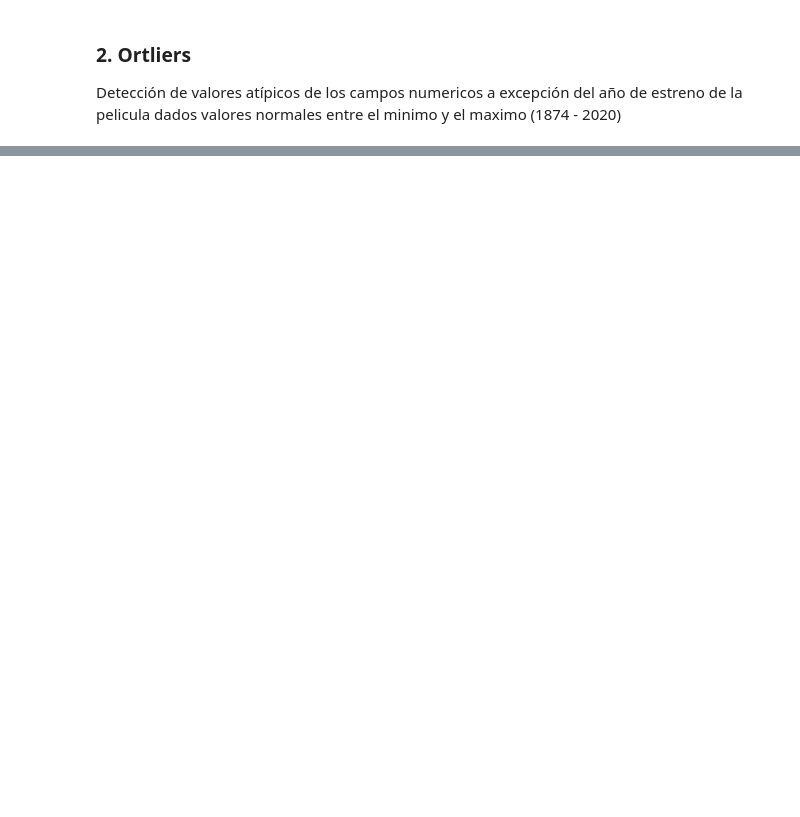
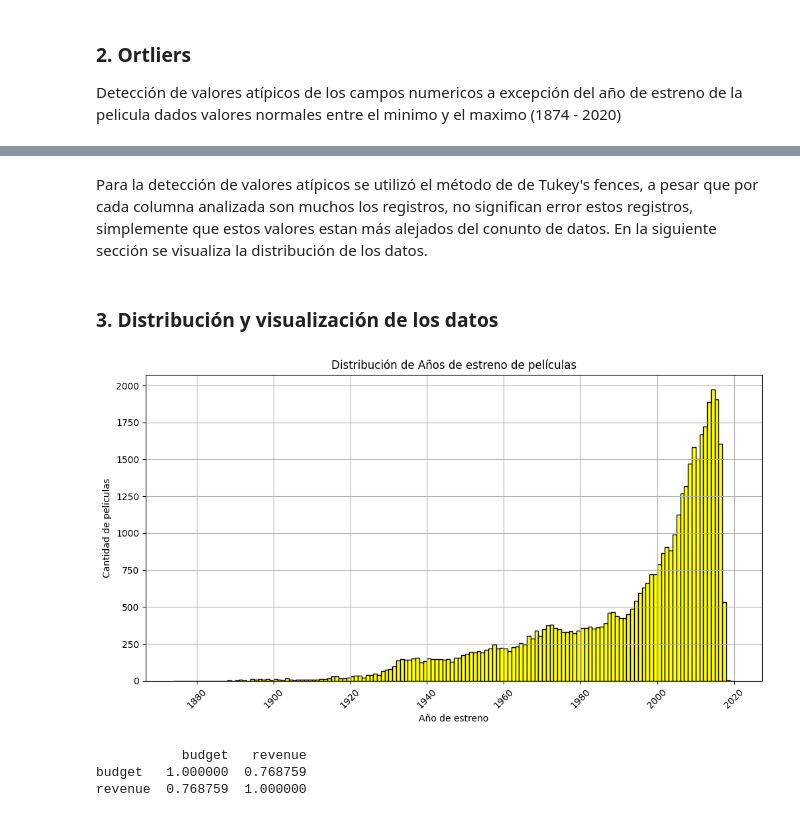
Before and after one commit to melodiromero/movies, a Jupyter notebook: eda.ipynb, the cells around one changed output, grey strips where cells are left out. Drawn from its saved outputs; the diff is of its cells as text; code cells hidden in the pictures; blank space fills up the shorter version.

```diff
--- a/eda.ipynb
+++ b/eda.ipynb
@@ -274,0 +395,28 @@ plt.show()
+# %% [markdown]
+Para la detección de valores atípicos se utilizó el método de de Tukey's fences, a pesar que por cada columna analizada son muchos los registros, no significan error estos registros, simplemente que estos valores estan más alejados del conunto de datos. En la siguiente sección se visualiza la distribución de los datos.
+# %% [markdown]
+### 3. Distribución y visualización de los datos<a name="id3"></a>
+# %%
+# Histograma para ver la distribución de peliculas en los años de estreño
+plt.figure(figsize=(12, 6))
+plt.hist(df['release_year'], bins=range(int(df['release_year'].min()), int(df['release_year'].max()) + 1), color='yellow', edgecolor='black')
+plt.title('Distribución de Años de estreno de películas')
+plt.xlabel('Año de estreno')
+plt.ylabel('Cantidad de películas')
+plt.xticks(rotation=45)
+plt.grid(True)
+plt.show()
+# %% [output]
+[figure, added]
+# %%
+# Variables de interés: se analiza la relacion entre la variable presupuesto y lo recaudado
+variables = df[['budget', 'revenue']]
+
+# Matriz de correlación
+correlation_matrix = variables.corr()
+
+print(correlation_matrix)
+# %% [output]
+           budget   revenue
+budget   1.000000  0.768759
+revenue  0.768759  1.000000
```
Also changed, not shown: parts of 29 cells of this notebook, 1 other file.
